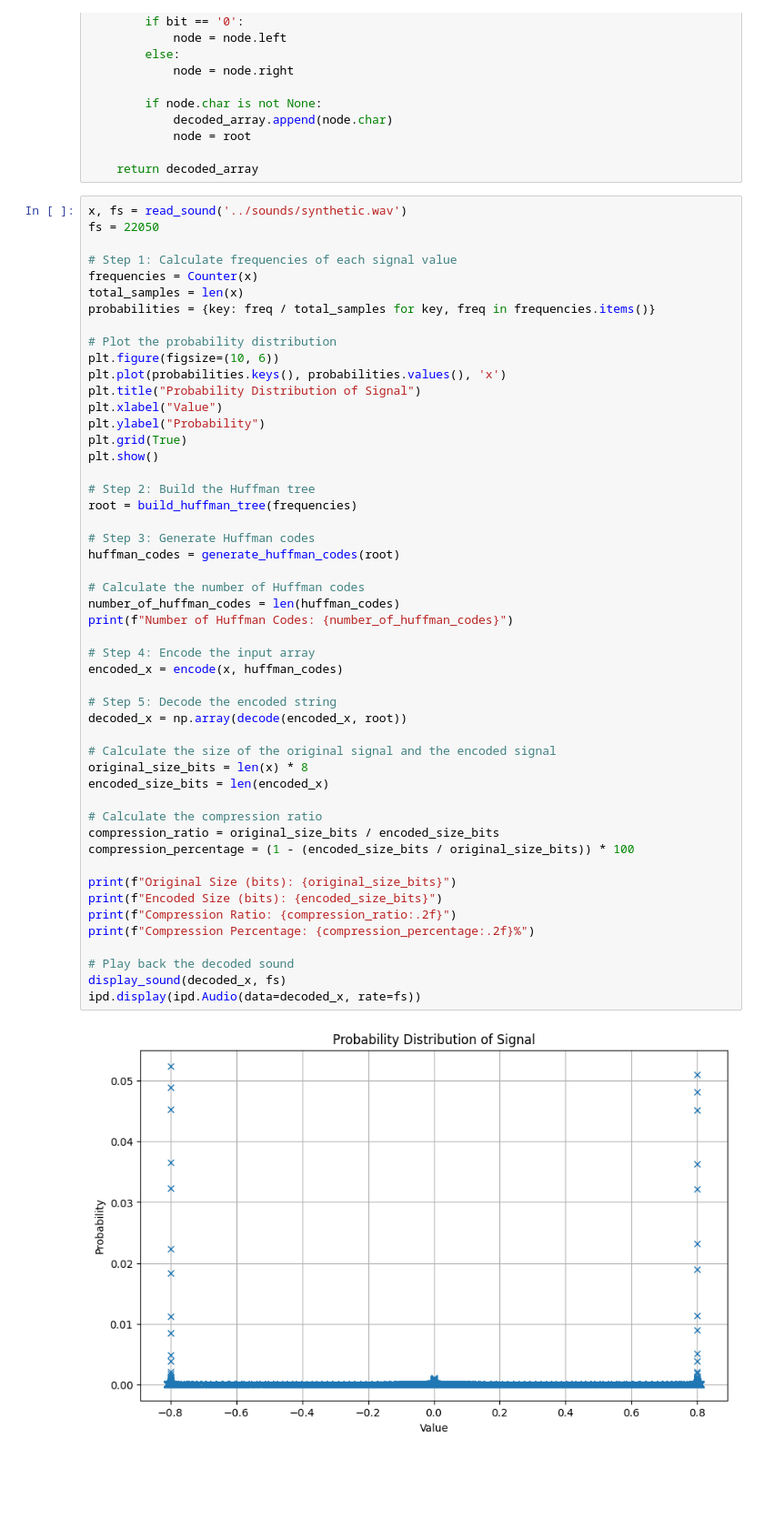
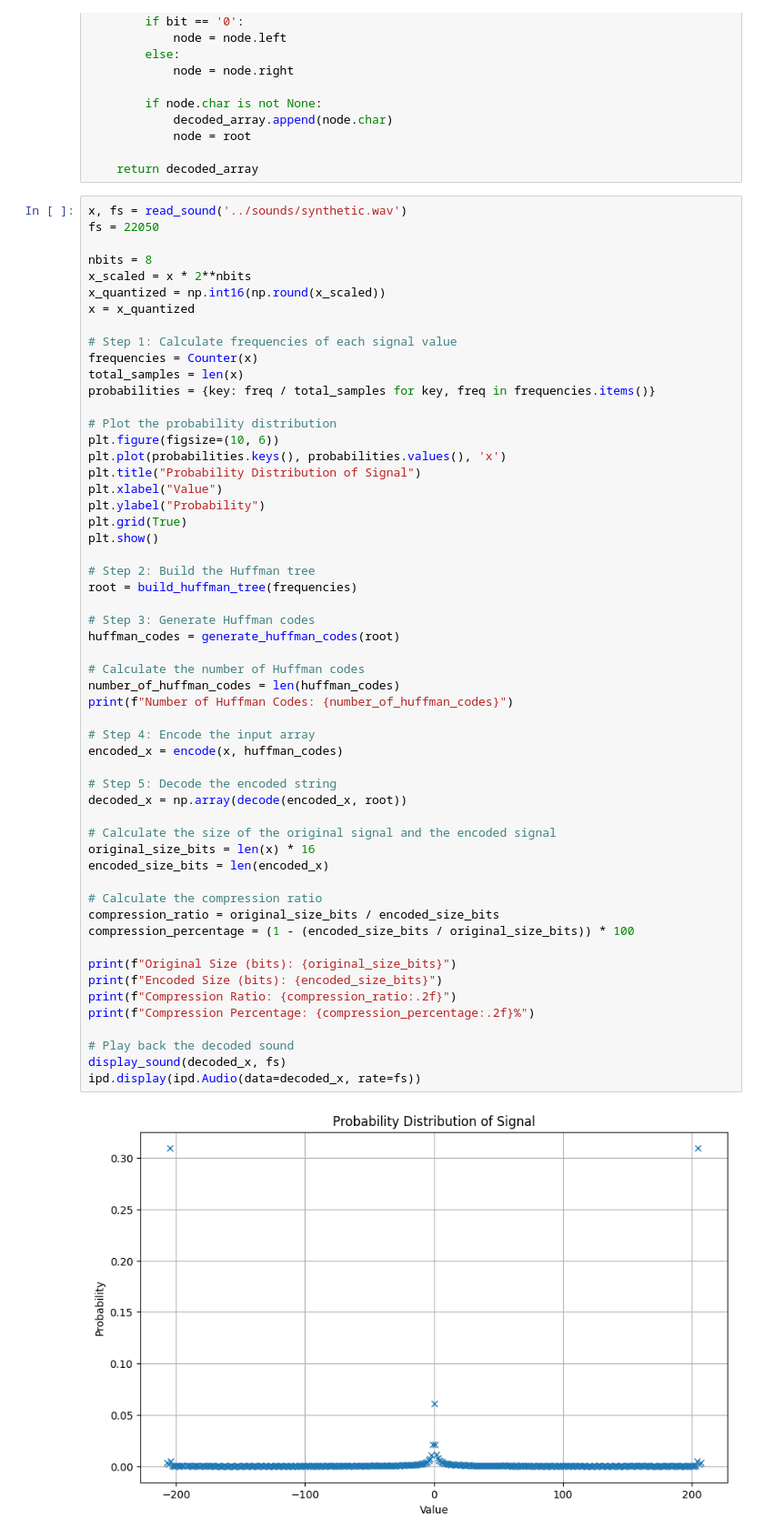
Before and after one commit to GeorginaHostench/audio-coding-materials, a Jupyter notebook: labs/Lab2-Quantization-and-entropy-coding.ipynb, the cells around one changed output. Shown at 91% size. Cells and saved outputs as stored; diff of their text form; blank space fills up the shorter version.

```diff
--- a/labs/Lab2-Quantization-and-entropy-coding.ipynb
+++ b/labs/Lab2-Quantization-and-entropy-coding.ipynb
@@ -330,6 +330,11 @@ def decode(encoded_string, root):
 # %%
 x, fs = read_sound('../sounds/synthetic.wav')
 fs = 22050
+
+nbits = 8
+x_scaled = x * 2**nbits
+x_quantized = np.int16(np.round(x_scaled))
+x = x_quantized
 
 # Step 1: Calculate frequencies of each signal value
 frequencies = Counter(x)
@@ -350,32 +355,32 @@ root = build_huffman_tree(frequencies)
 
 # Step 3: Generate Huffman codes
 huffman_codes = generate_huffman_codes(root)
 
 # Calculate the number of Huffman codes
 number_of_huffman_codes = len(huffman_codes)
 print(f"Number of Huffman Codes: {number_of_huffman_codes}")
 
 # Step 4: Encode the input array
 encoded_x = encode(x, huffman_codes)
 
 # Step 5: Decode the encoded string
 decoded_x = np.array(decode(encoded_x, root))
 
 # Calculate the size of the original signal and the encoded signal
-original_size_bits = len(x) * 8
+original_size_bits = len(x) * 16
 encoded_size_bits = len(encoded_x)
 
 # Calculate the compression ratio
 compression_ratio = original_size_bits / encoded_size_bits
 compression_percentage = (1 - (encoded_size_bits / original_size_bits)) * 100
 
 print(f"Original Size (bits): {original_size_bits}")
 print(f"Encoded Size (bits): {encoded_size_bits}")
 print(f"Compression Ratio: {compression_ratio:.2f}")
 print(f"Compression Percentage: {compression_percentage:.2f}%")
 
 # Play back the decoded sound
 display_sound(decoded_x, fs)
 ipd.display(ipd.Audio(data=decoded_x, rate=fs))
 # %% [output]
-[figure, old version]
+[figure, new version]
```
Also changed, not shown: parts of 2 cells of this notebook.
